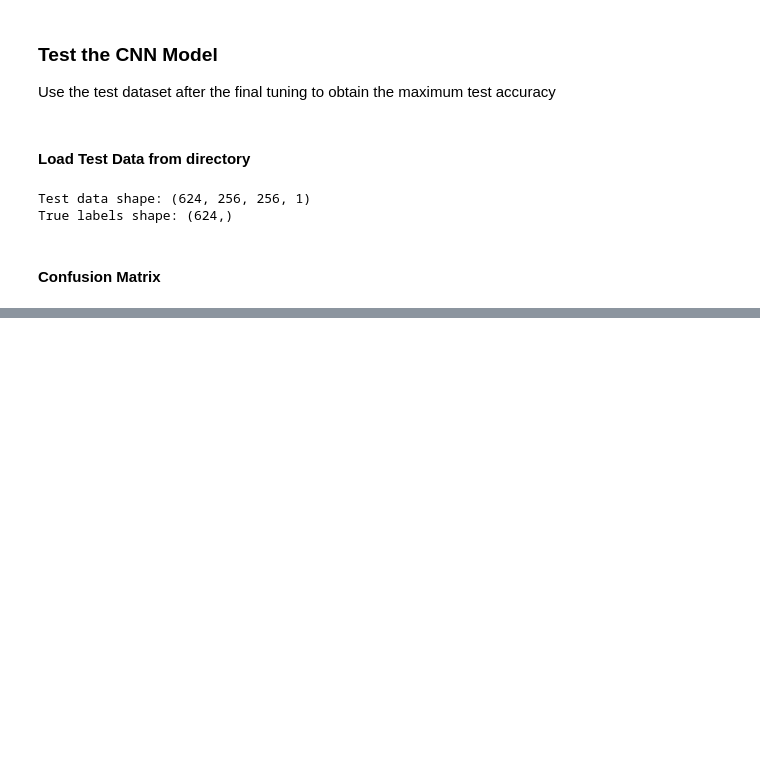
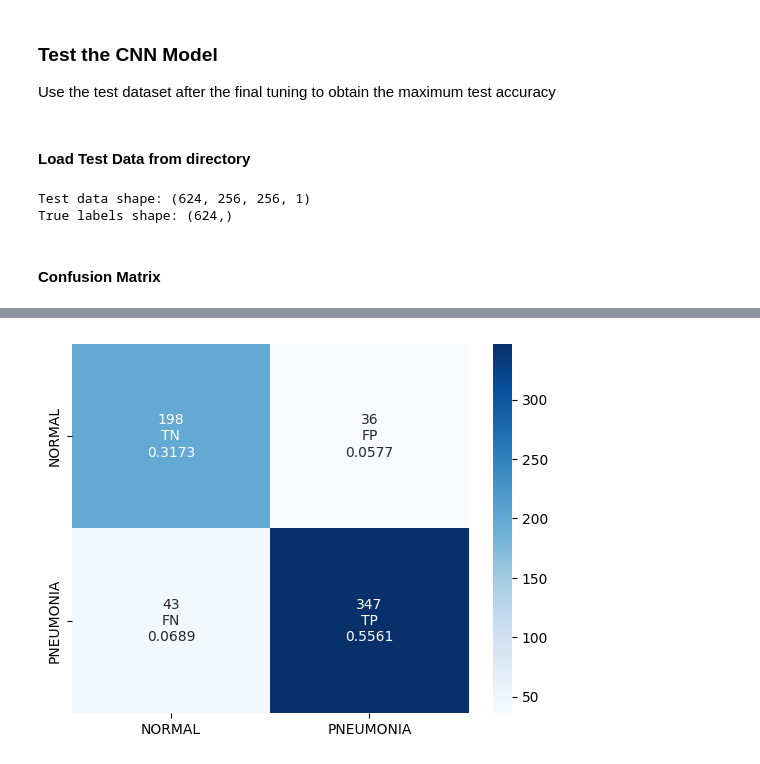
Before and after one commit to zhulinchng/PneumoniaDetection, a Jupyter notebook: main.ipynb, the cells around one changed output, grey strips where cells are left out. Drawn from its saved outputs; the diff is of its cells as text; code cells hidden in the pictures; blank space fills up the shorter version.

Commit message:
updated with model comparison

```diff
--- a/main.ipynb
+++ b/main.ipynb
@@ -645,6 +666,8 @@ Use the test dataset after the final tuning to obtain the maximum test accuracy
 test_data = []
 true_labels = []
 img_height, img_width = 256, 256
+labels = ['NORMAL', 'PNEUMONIA']
+test_dir = 'data/test/'
 
 for label in labels:
     for img_path in (os.listdir(f'{test_dir}/{label}')):
@@ -703,0 +730,6 @@ model.evaluate(test_data, true_labels)
+# %%
+# Load best model from hyperparameter tuning on validation accuracy
+model_name = 'CNN-2x2-valid-sigmoid-50'
+checkpoint_path = f'checkpoints/{model_name}.h5'
+model = tf.keras.models.load_model(checkpoint_path)
+model.summary()
@@ -703,0 +754,3 @@ model.evaluate(test_data, true_labels)
+# %%
+plot_confusion_matrix(model, test_data, true_labels)
+# %% [output]
@@ -703,0 +758 @@ model.evaluate(test_data, true_labels)
+[figure, added]
```
Also changed, not shown: parts of 10 cells of this notebook, 5 other files.
